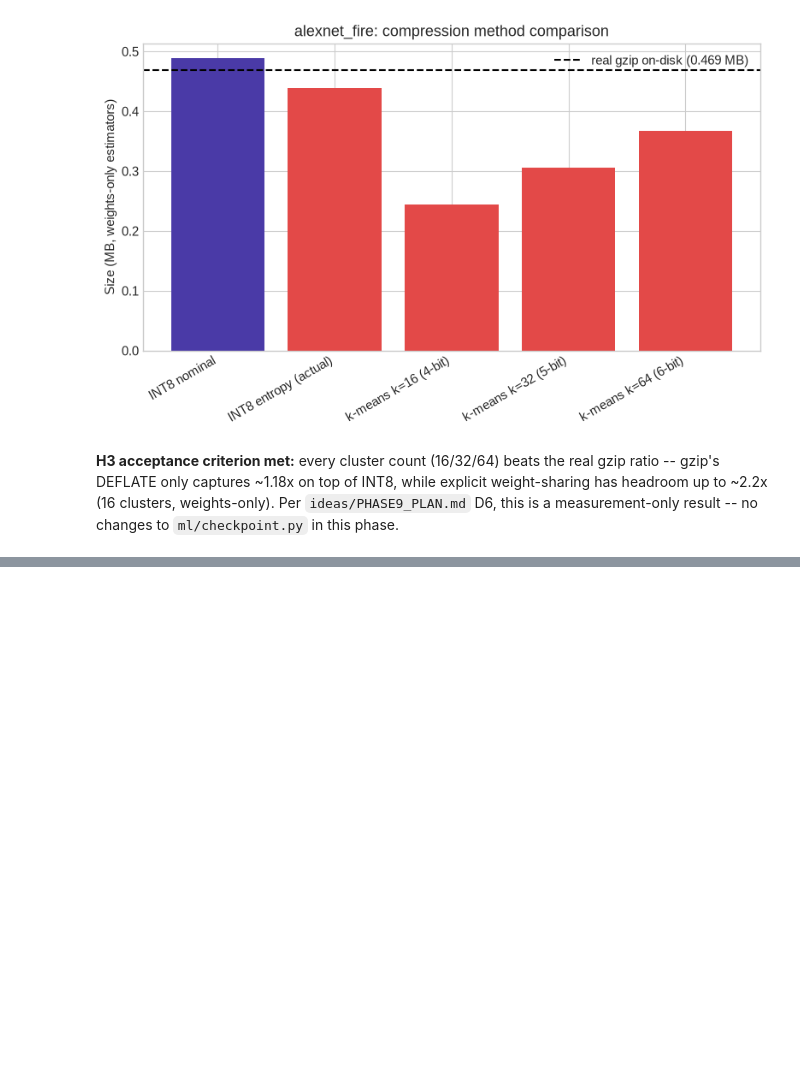
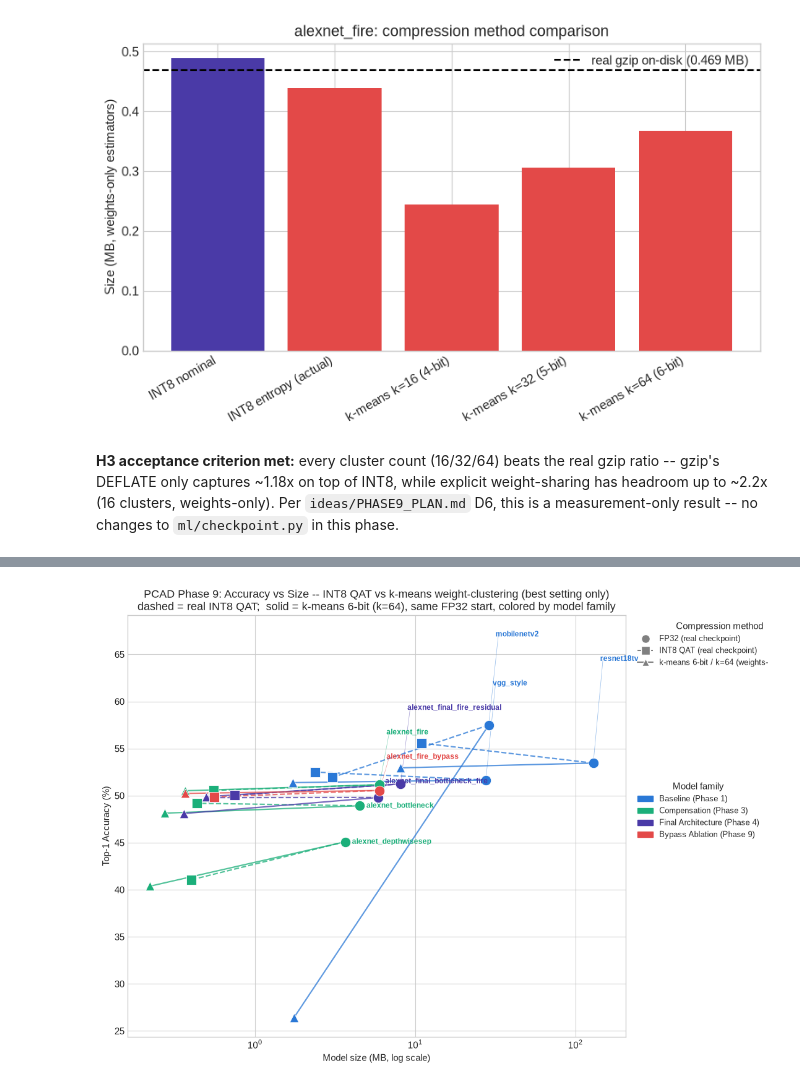
Before and after one commit to RafaelSdeS/dnn_study, a Jupyter notebook: notebooks/phase_9_pcad_bypass_ablation_analysis/phase9_ablation_analysis.ipynb, the cells around one changed output, grey strips where cells are left out. Drawn from its saved outputs; the diff is of its cells as text; code cells hidden in the pictures; blank space fills up the shorter version.

```diff
--- a/notebooks/phase_9_pcad_bypass_ablation_analysis/phase9_ablation_analysis.ipynb
+++ b/notebooks/phase_9_pcad_bypass_ablation_analysis/phase9_ablation_analysis.ipynb
@@ -723,0 +837,69 @@ plt.show()
+# %%
+if not df_comp_acc.empty and not df_data.empty:
+    models = sorted(df_comp_acc["model_name"].unique())
+    df_sub = df_data.set_index("model_name")
+
+    fig, ax = plt.subplots(figsize=(11, 8))
+    label_points = []
+
+    for name in models:
+        color = CATEGORY_COLORS[model_category(name)]
+        fp32_size = df_sub.loc[name, "fp32_size_mb"]
+        int8_size = df_sub.loc[name, "int8_size_mb"]
+        int8_top1 = df_sub.loc[name, "int8_top1"]
+
+        g = df_comp_acc[df_comp_acc["model_name"] == name]
+        baseline_row = g[g["cluster_k"].isna()]
+        fp32_top1 = baseline_row["top1"].iloc[0] if not baseline_row.empty else df_sub.loc[name, "fp32_top1"]
+        k64_row = g[g["cluster_k"] == 64].iloc[0]
+        k64_size, k64_top1 = k64_row["size_mb"], k64_row["top1"]
+
+        # Both paths colored by model family (not gray for INT8) -- makes a model's
+        # two compression paths easy to trace by eye; line style still tells them apart.
+        # 4-bit/5-bit k-means settings are dropped entirely -- too little accuracy left
+        # to be worth showing, and they were the main source of clutter.
+        ax.plot([fp32_size, int8_size], [fp32_top1, int8_top1], color=color, lw=1.6, alpha=0.75, zorder=2, ls="--")
+        ax.plot([fp32_size, k64_size], [fp32_top1, k64_top1], color=color, lw=1.6, alpha=0.75, zorder=2, ls="-")
+
+        ax.scatter([fp32_size], [fp32_top1], color=color, marker="o", s=140, zorder=4, edgecolors="white", lw=0.6)
+        ax.scatter([int8_size], [int8_top1], color=color, marker="s", s=140, zorder=4, edgecolors="white", lw=0.6)
+        ax.scatter([k64_size], [k64_top1], color=color, marker="^", s=110, zorder=4, edgecolors="white", lw=0.6)
+
+        label_points.append([name, color, fp32_size, fp32_top1])
+
+    # Greedy vertical declutter for the FP32 labels -- several models cluster around
+    # x=4-8 MB / y=48-51%.
+    label_points.sort(key=lambda p: p[3])
+    GAP = 2.6
+    label_y = []
+    for _, _, _, y in label_points:
+        y_adj = y if not label_y else max(y, label_y[-1] + GAP)
+        label_y.append(y_adj)
+
+    for (name, color, x, y), y_lab in zip(label_points, label_y):
+        ax.annotate(name, (x, y_lab), xytext=(8, 0), textcoords="offset points",
+                    fontsize=8.5, fontweight="bold", color=color, va="center", zorder=5)
+        if abs(y_lab - y) > 0.3:
+            ax.plot([x, x * 1.15], [y, y_lab], color=color, lw=0.5, alpha=0.5, zorder=2)
+
+    marker_handles = [
+        plt.Line2D([0], [0], marker="o", color="none", markerfacecolor="gray", markeredgecolor="white", markersize=10, label="FP32 (real checkpoint)"),
+        plt.Line2D([0], [0], marker="s", color="gray", markerfacecolor="gray", markeredgecolor="white", markersize=10, ls="--", label="INT8 QAT (real checkpoint)"),
+        plt.Line2D([0], [0], marker="^", color="gray", markerfacecolor="gray", markeredgecolor="white", markersize=9, ls="-", label="k-means 6-bit / k=64 (weights-only est.)"),
+    ]
+    marker_legend = ax.legend(handles=marker_handles, loc="upper left", bbox_to_anchor=(1.01, 1), fontsize=9, title="Compression method")
+    ax.add_artist(marker_legend)
+    ax.legend(handles=category_legend_handles(models), loc="upper left", bbox_to_anchor=(1.01, 0.62), fontsize=9, title="Model family")
+
+    ax.set_xscale("log")
+    ax.set_xlabel("Model size (MB, log scale)")
+    ax.set_ylabel("Top-1 Accuracy (%)")
+    ax.set_title("PCAD Phase 9: Accuracy vs Size -- INT8 QAT vs k-means weight-clustering (best setting only)\n"
+                 "dashed = real INT8 QAT;  solid = k-means 6-bit (k=64), same FP32 start, colored by model family")
+    plt.tight_layout()
+    plt.savefig(FIGURES_DIR / "phase9_compression_vs_int8_size.png", dpi=150, bbox_inches="tight")
+    plt.show()
+else:
+    print("[skip] Need both df_comp_acc (compression CSVs) and df_data (summary JSONs) populated")
+# %% [output]
+[figure, added]
```
Also changed, not shown: parts of 7 cells of this notebook, 12 other files.
